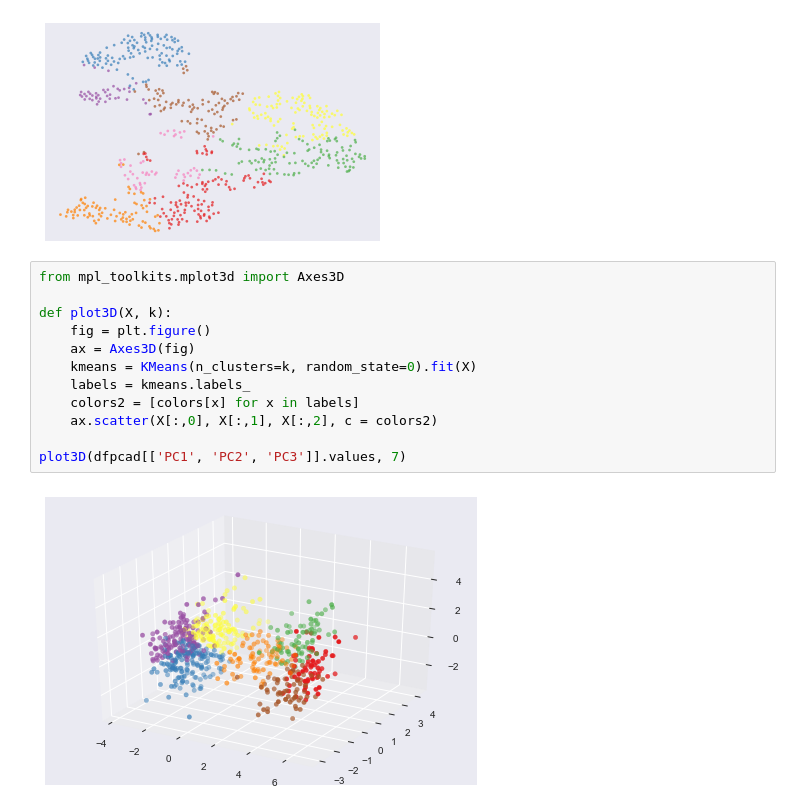
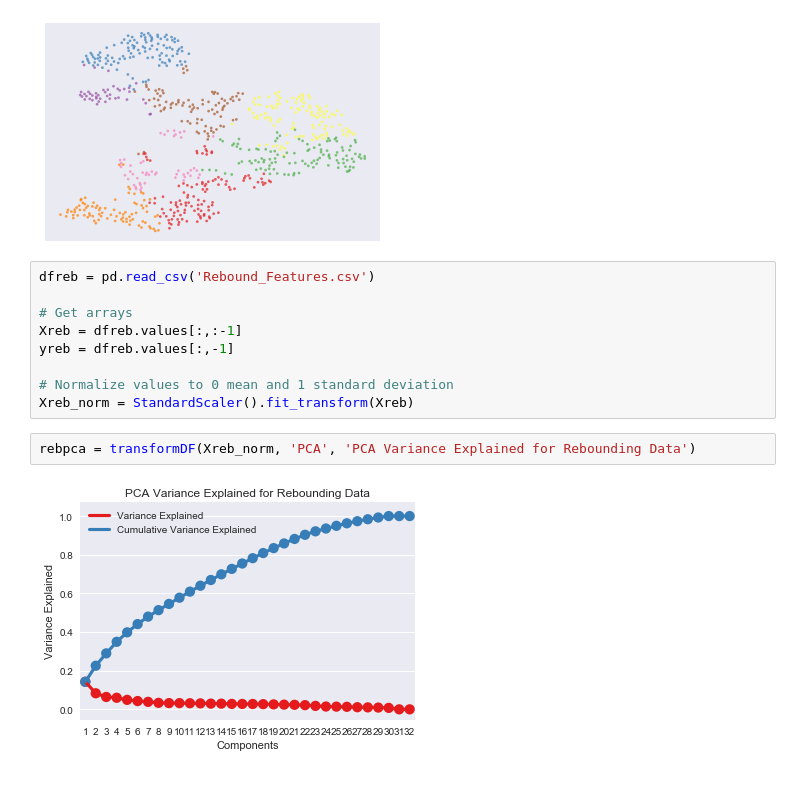
Before and after one commit to JohnLithio/NBACluster, a Jupyter notebook: Clustering.ipynb, the cells around one changed output. Drawn from its saved outputs; the diff is of its cells as text.

Commit message:
Update clustering for end of season

```diff
--- a/Clustering.ipynb
+++ b/Clustering.ipynb
@@ -619,17 +635,16 @@ plotTSNE(dfpcao[['PC1', 'PC2', 'PC3']].values, df['PCA_Cluster_O'].values)
 # %% [output]
 [figure]
 [figure]
-# %%
-from mpl_toolkits.mplot3d import Axes3D
-
-def plot3D(X, k):
-    fig = plt.figure()
-    ax = Axes3D(fig)
-    kmeans = KMeans(n_clusters=k, random_state=0).fit(X)
-    labels = kmeans.labels_
-    colors2 = [colors[x] for x in labels]
-    ax.scatter(X[:,0], X[:,1], X[:,2], c = colors2)
-
-plot3D(dfpcad[['PC1', 'PC2', 'PC3']].values, 7)
-# %% [output]
-[figure, removed]
+# %%
+dfreb = pd.read_csv('Rebound_Features.csv')
+
+# Get arrays
+Xreb = dfreb.values[:,:-1]
+yreb = dfreb.values[:,-1]
+
+# Normalize values to 0 mean and 1 standard deviation
+Xreb_norm = StandardScaler().fit_transform(Xreb)
+# %%
+rebpca = transformDF(Xreb_norm, 'PCA', 'PCA Variance Explained for Rebounding Data')
+# %% [output]
+[figure, added]
```
Also changed, not shown: parts of 39 cells of this notebook, 1 other file.
